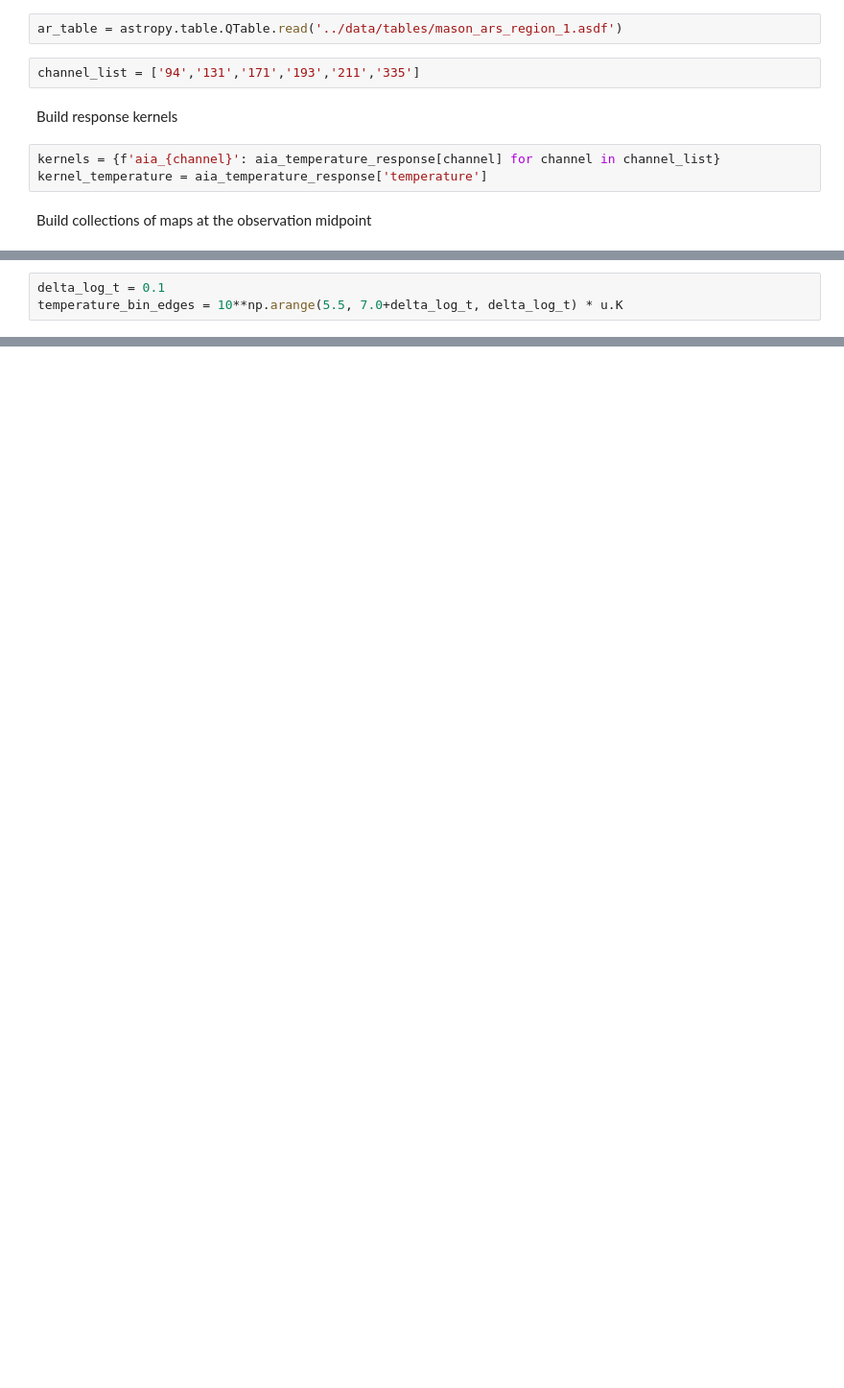
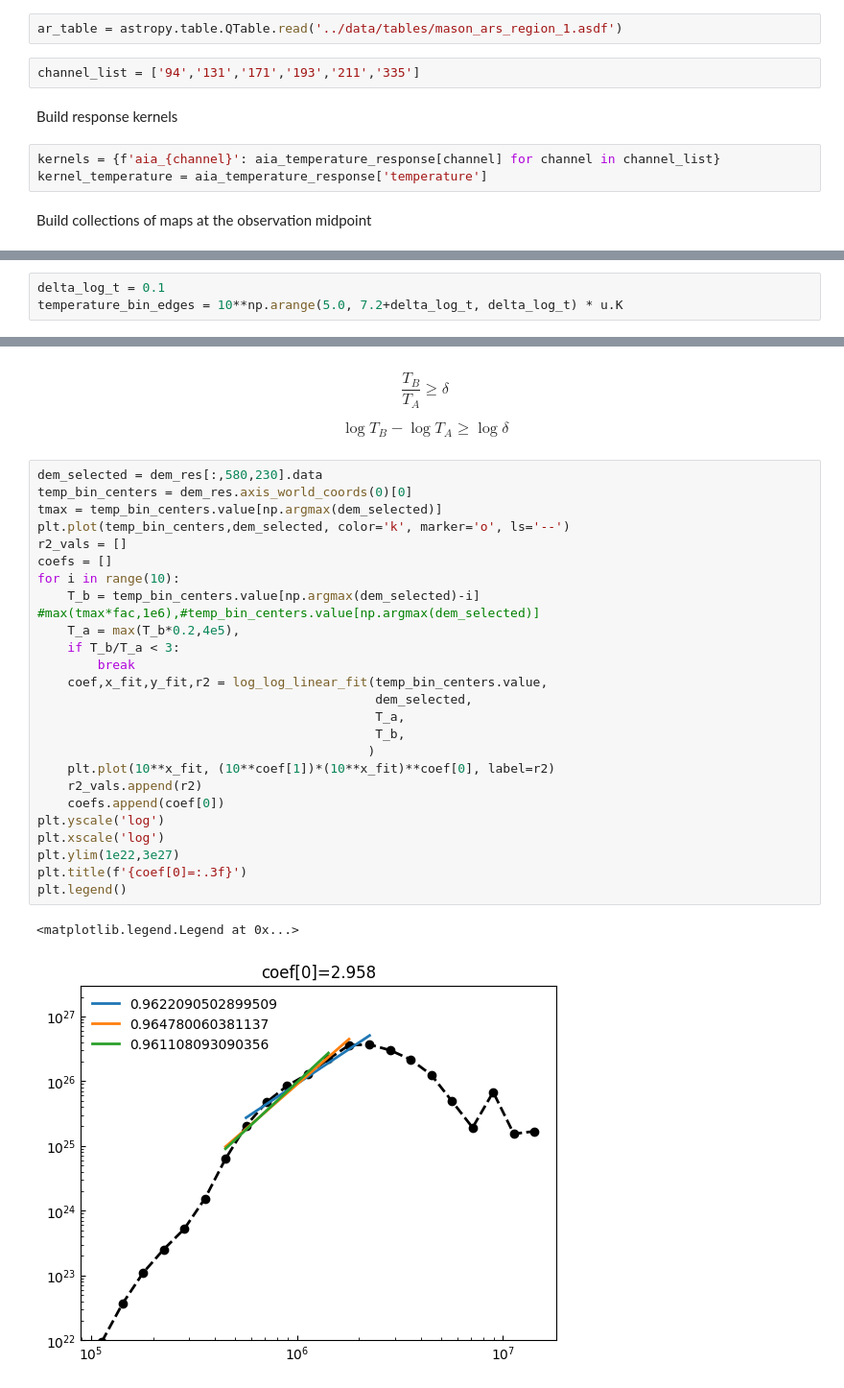
Before and after one commit to wtbarnes/loops-workshop-2024-talk, a Jupyter notebook: notebooks/aia_dem.ipynb, the cells around one changed output, grey strips where cells are left out. Shown at 96% size. Saved outputs shown, nothing was run; the diff lists cells and outputs as text; blank space fills up the shorter version.

```diff
--- a/notebooks/aia_dem.ipynb
+++ b/notebooks/aia_dem.ipynb
@@ -65,6 +86,6 @@ def build_aia_collection(top_dir, ref_date, error_percentage=0.1):
 # %%
 delta_log_t = 0.1
-temperature_bin_edges = 10**np.arange(5.5, 7.0+delta_log_t, delta_log_t) * u.K
+temperature_bin_edges = 10**np.arange(5.0, 7.2+delta_log_t, delta_log_t) * u.K
 # %%
 dem_settings = {
     'alpha': 1.25,
@@ -227,0 +228,36 @@ plt.hist(foo.data[~foo.mask],log=False)
+# %% [markdown]
+$$
+\frac{T_B}{T_A} \ge \delta
+$$
+
+$$
+\log{T_B} - \log{T_A} \ge \log{\delta}
+$$
+# %%
+dem_selected = dem_res[:,580,230].data
+temp_bin_centers = dem_res.axis_world_coords(0)[0]
+tmax = temp_bin_centers.value[np.argmax(dem_selected)]
+plt.plot(temp_bin_centers,dem_selected, color='k', marker='o', ls='--')
+r2_vals = []
+coefs = []
+for i in range(10):
+    T_b = temp_bin_centers.value[np.argmax(dem_selected)-i]  #max(tmax*fac,1e6),#temp_bin_centers.value[np.argmax(dem_selected)]
+    T_a = max(T_b*0.2,4e5),
+    if T_b/T_a < 3:
+        break
+    coef,x_fit,y_fit,r2 = log_log_linear_fit(temp_bin_centers.value,
+                                             dem_selected,
+                                             T_a,
+                                             T_b,
+                                            )
+    plt.plot(10**x_fit, (10**coef[1])*(10**x_fit)**coef[0], label=r2)
+    r2_vals.append(r2)
+    coefs.append(coef[0])
+plt.yscale('log')
+plt.xscale('log')
+plt.ylim(1e22,3e27)
+plt.title(f'{coef[0]=:.3f}')
+plt.legend()
+# %% [output]
+<matplotlib.legend.Legend at 0x...>
+[figure, added]
```
Also changed, not shown: parts of 21 cells of this notebook, 15 other files.
